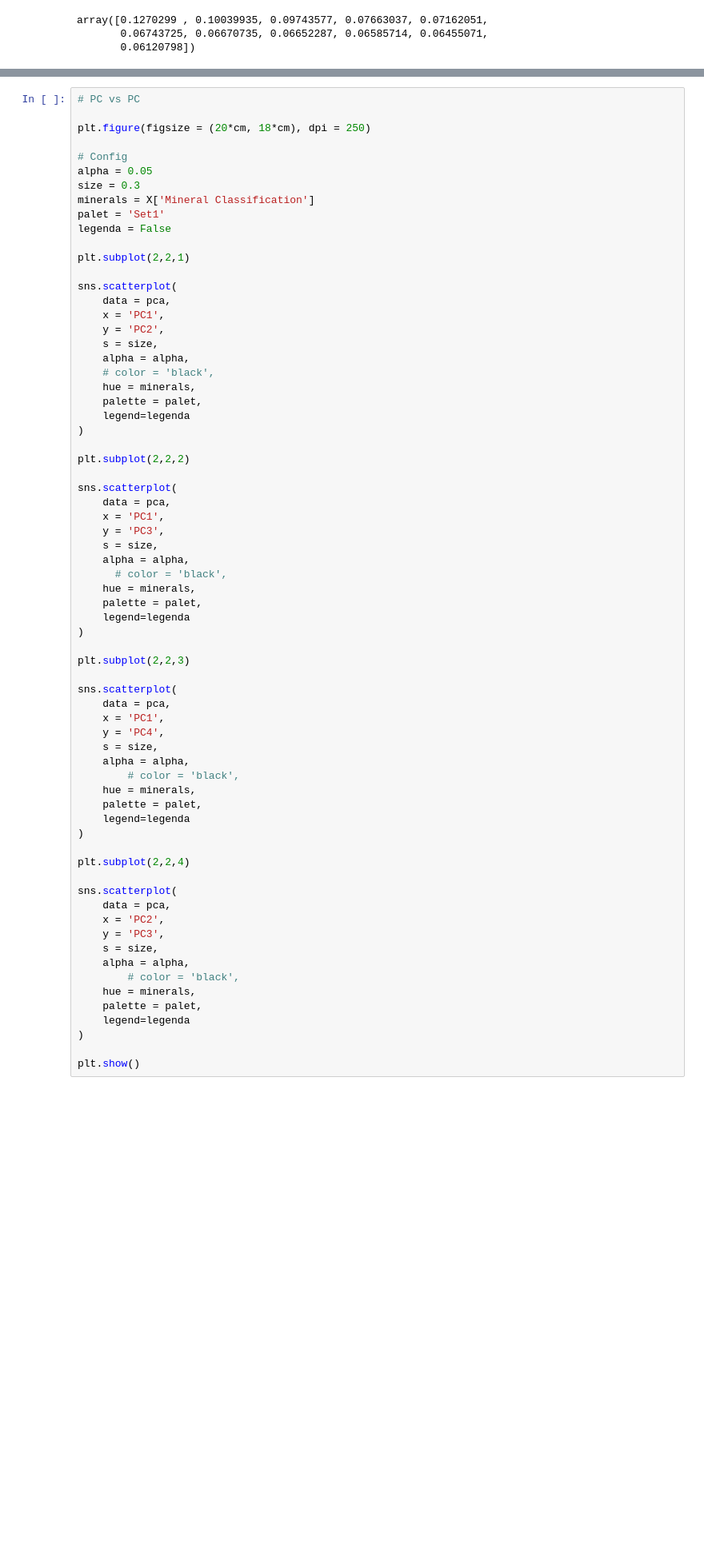
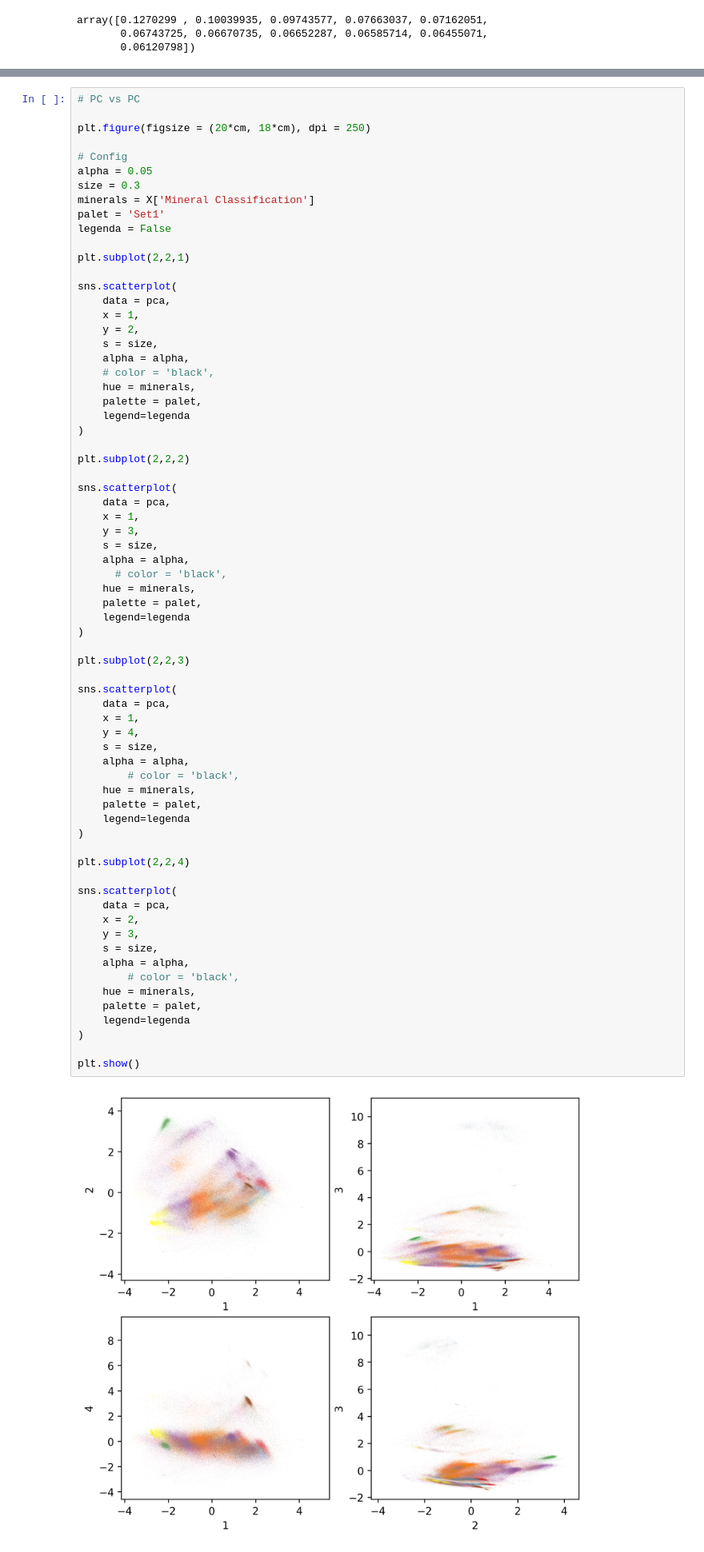
Before and after one commit to mattlamachado/MineralogicData_Clustering, a Jupyter notebook: ZM_clustering_v1.ipynb, the cells around one changed output, grey strips where cells are left out. Shown at 80% size. Drawn from its saved outputs; the diff is of its cells as text; blank space fills up the shorter version.

```diff
--- a/ZM_clustering_v1.ipynb
+++ b/ZM_clustering_v1.ipynb
@@ -211,8 +211,8 @@ plt.subplot(2,2,1)
 
 sns.scatterplot(
     data = pca,
-    x = 'PC1',
-    y = 'PC2',
+    x = 1,
+    y = 2,
     s = size,
     alpha = alpha,
     # color = 'black',
@@ -225,45 +225,47 @@ plt.subplot(2,2,2)
 
 sns.scatterplot(
     data = pca,
-    x = 'PC1',
-    y = 'PC3',
+    x = 1,
+    y = 3,
     s = size,
     alpha = alpha,
       # color = 'black',
     hue = minerals,
     palette = palet,
     legend=legenda
 )
 
 plt.subplot(2,2,3)
 
 sns.scatterplot(
     data = pca,
-    x = 'PC1',
-    y = 'PC4',
+    x = 1,
+    y = 4,
     s = size,
     alpha = alpha,
         # color = 'black',
     hue = minerals,
     palette = palet,
     legend=legenda
 )
 
 plt.subplot(2,2,4)
 
 sns.scatterplot(
     data = pca,
-    x = 'PC2',
-    y = 'PC3',
+    x = 2,
+    y = 3,
     s = size,
     alpha = alpha,
         # color = 'black',
     hue = minerals,
     palette = palet,
     legend=legenda
 )
 
 plt.show()
+# %% [output]
+[figure, added]
 # %%
 # XTrain, XTest, yTrain, yTest = train_test_split(pca,
 #                                                 db_chem['Mineral Classification'],
```
Also changed, not shown: parts of 18 cells of this notebook.
